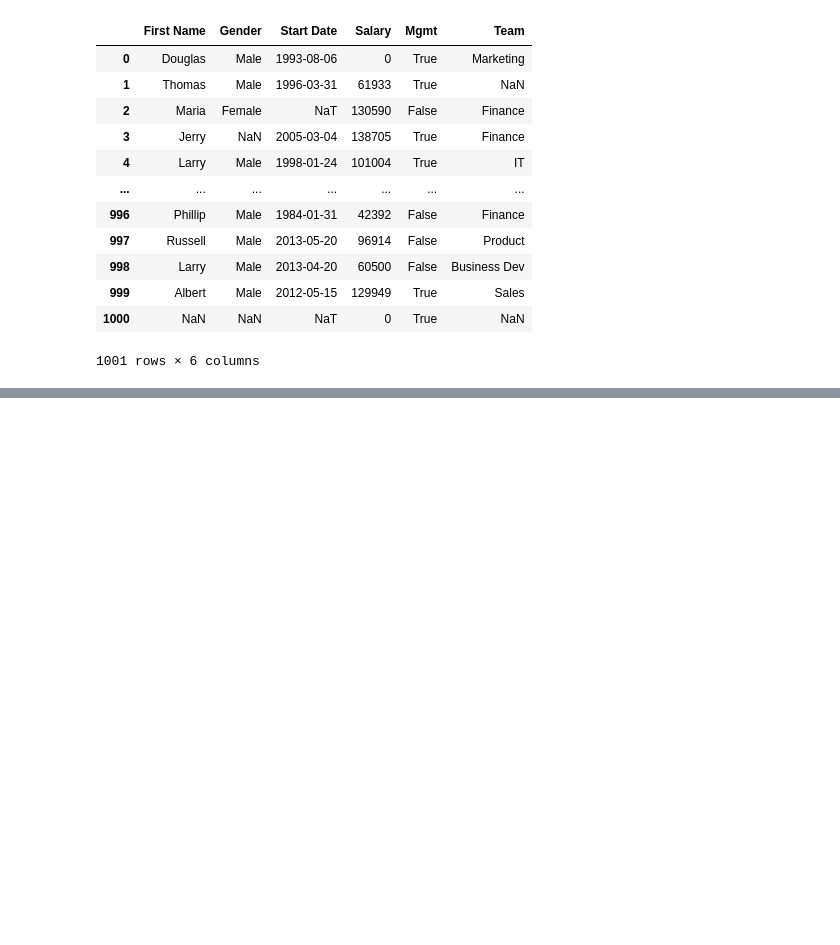
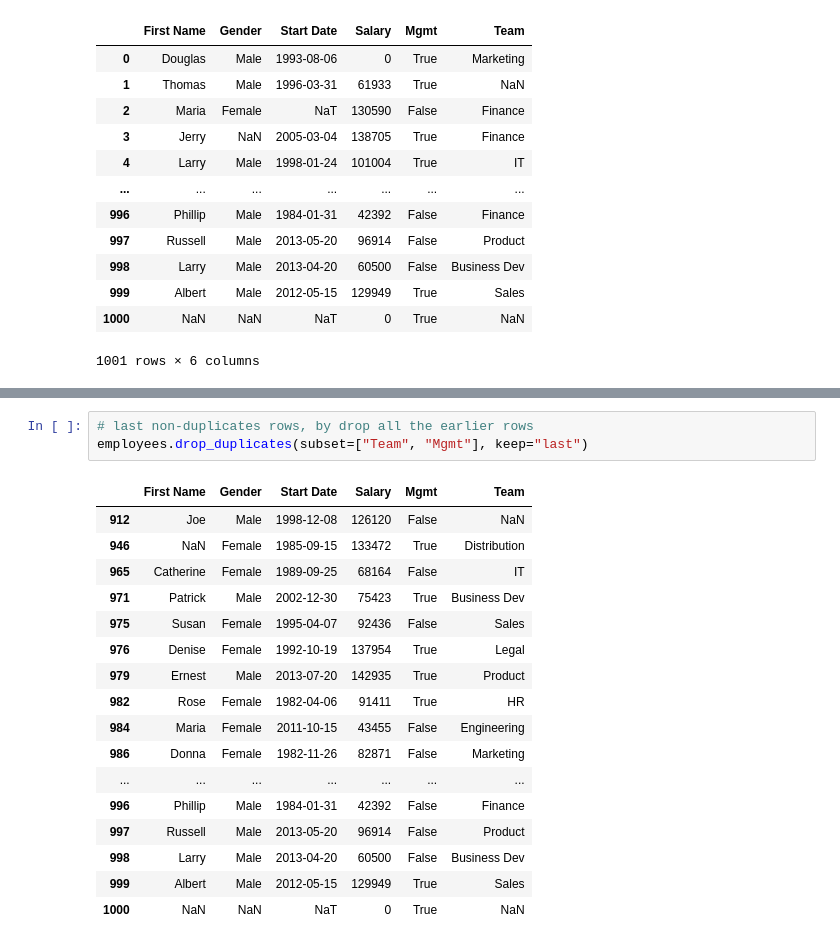
Before and after one commit to singamravibabu/batch23, a Jupyter notebook: Pandas 4.ipynb, the cells around one changed output, grey strips where cells are left out. Saved outputs shown, nothing was run; the diff lists cells and outputs as text; blank space fills up the shorter version.

```diff
--- a/Pandas 4.ipynb
+++ b/Pandas 4.ipynb
@@ -495,0 +669,21 @@ employees.dropna(how="all")   # if contains 'all' missing values then drop such
+# %%
+# last non-duplicates rows, by drop all the earlier rows
+employees.drop_duplicates(subset=["Team", "Mgmt"], keep="last")
+# %% [output]
+|  | First Name | Gender | Start Date | Salary | Mgmt | Team |
+| 912 | Joe | Male | 1998-12-08 | 126120 | False | NaN |
+| 946 | NaN | Female | 1985-09-15 | 133472 | True | Distribution |
+| 965 | Catherine | Female | 1989-09-25 | 68164 | False | IT |
+| 971 | Patrick | Male | 2002-12-30 | 75423 | True | Business Dev |
+| 975 | Susan | Female | 1995-04-07 | 92436 | False | Sales |
+| 976 | Denise | Female | 1992-10-19 | 137954 | True | Legal |
+| 979 | Ernest | Male | 2013-07-20 | 142935 | True | Product |
+| 982 | Rose | Female | 1982-04-06 | 91411 | True | HR |
+| 984 | Maria | Female | 2011-10-15 | 43455 | False | Engineering |
+| 986 | Donna | Female | 1982-11-26 | 82871 | False | Marketing |
+| ... | ... | ... | ... | ... | ... | ... |
+| 996 | Phillip | Male | 1984-01-31 | 42392 | False | Finance |
+| 997 | Russell | Male | 2013-05-20 | 96914 | False | Product |
+| 998 | Larry | Male | 2013-04-20 | 60500 | False | Business Dev |
+| 999 | Albert | Male | 2012-05-15 | 129949 | True | Sales |
+| 1000 | NaN | NaN | NaT | 0 | True | NaN |
```
Also changed, not shown: parts of 14 cells of this notebook, 1 other file.
